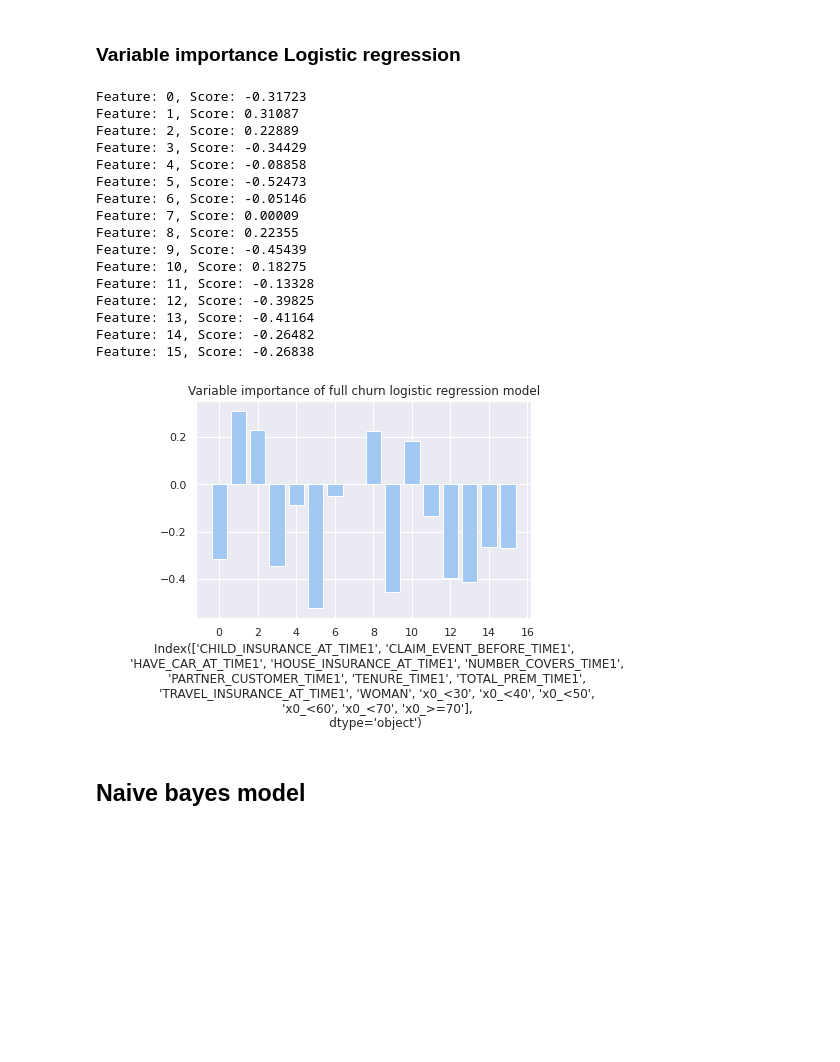
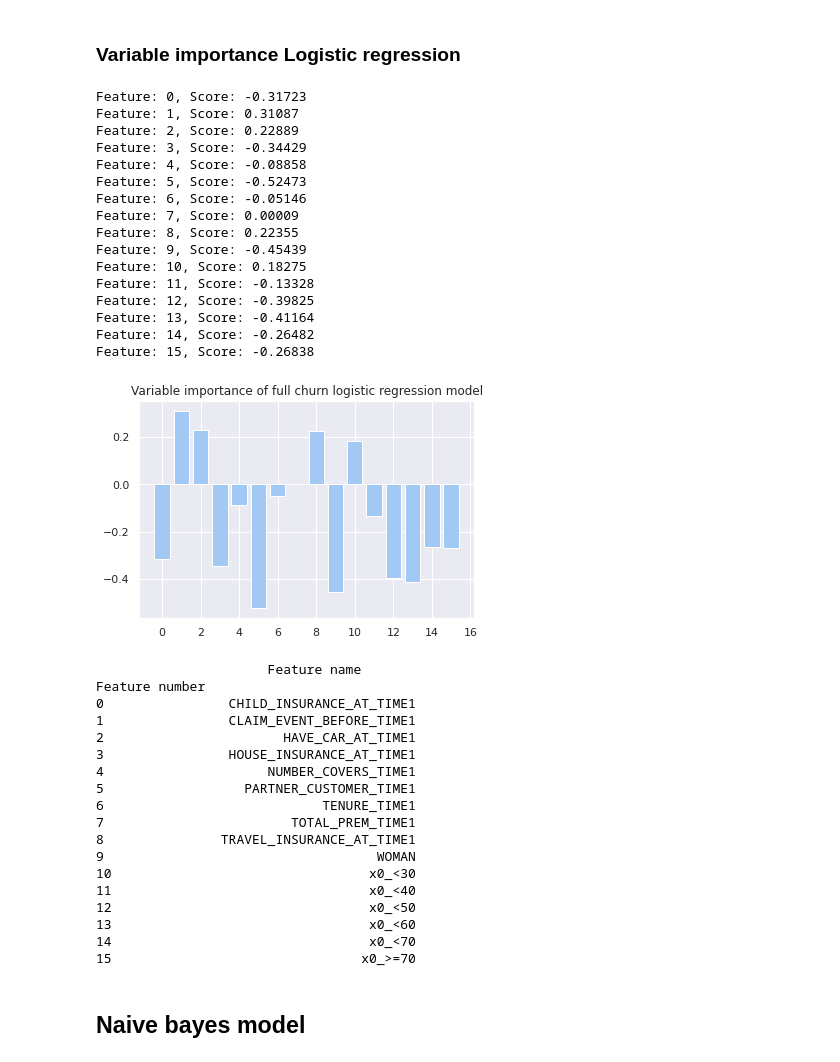
Before and after one commit to sondreid/BAN427, a Jupyter notebook: Ban427_google.ipynb, the cells around one changed output. Saved outputs shown, nothing was run; the diff lists cells and outputs as text; code cells hidden in the pictures; blank space fills up the shorter version.

```diff
--- a/Ban427_google.ipynb
+++ b/Ban427_google.ipynb
@@ -69,5 +51,4 @@ raw_df['MORE_SALE']     = np.where((raw_df['NUMBER_COVERS_TIME2'] - raw_df['NUMB
 
 # Clean data errors in tenure difference
 df = raw_df[(raw_df['TENURE_TIME2'] - raw_df['TENURE_TIME1'] == 0.5) | (raw_df['TIME2']).isnull()]
-df.loc[:,'NUMBER_COVERS_TIME2'] = df.loc[:,'NUMBER_COVERS_TIME2'].fillna(0)
-df.loc[:,'TOTAL_PREM_TIME2']    = df.loc[:,'TOTAL_PREM_TIME2'].fillna(0)
+df = pd.DataFrame(df)
@@ -317,7 +311,7 @@ y_more_sale     = df['MORE_SALE']
 
 
 
-def variable_importance(model, columns, title):
+def variable_importance(model, title):
     """"
     Function that takes a fitted model and enumerates its features' importance.
     Prints a barplot
@@ -436,26 +430,51 @@ yprob_logreg_ms = (logreg_pc.predict_proba(xtest_ms)[:,1]  >= 0.05).astype(bool)
 # %%
 # Variable importance
 #FC
 
 variable_importance(logreg_fc,  'Variable importance of full churn logistic regression model')
+
+variable_numbers_table = pd.DataFrame({'Feature name':x.columns})
+variable_numbers_table.index.name = 'Feature number'
+
+
+styler_variable_numbers_table = variable_numbers_table.style
+#write_table(styler_variable_numbers_table, 'Feature numbers and names')
 # %% [output]
 Feature: 0, Score: -0.31723
 Feature: 1, Score: 0.31087
 Feature: 2, Score: 0.22889
 Feature: 3, Score: -0.34429
 Feature: 4, Score: -0.08858
 Feature: 5, Score: -0.52473
 Feature: 6, Score: -0.05146
 Feature: 7, Score: 0.00009
 Feature: 8, Score: 0.22355
 Feature: 9, Score: -0.45439
 Feature: 10, Score: 0.18275
 Feature: 11, Score: -0.13328
 Feature: 12, Score: -0.39825
 Feature: 13, Score: -0.41164
 Feature: 14, Score: -0.26482
 Feature: 15, Score: -0.26838
-[figure, old version]
+[figure, new version]
+                      Feature name
+Feature number
+0                CHILD_INSURANCE_AT_TIME1
+1                CLAIM_EVENT_BEFORE_TIME1
+2                       HAVE_CAR_AT_TIME1
+3                HOUSE_INSURANCE_AT_TIME1
+4                     NUMBER_COVERS_TIME1
+5                  PARTNER_CUSTOMER_TIME1
+6                            TENURE_TIME1
+7                        TOTAL_PREM_TIME1
+8               TRAVEL_INSURANCE_AT_TIME1
+9                                   WOMAN
+10                                 x0_<30
+11                                 x0_<40
+12                                 x0_<50
+13                                 x0_<60
+14                                 x0_<70
+15                                x0_>=70
 # %% [markdown]
 ## Naive bayes model
 # %% [markdown]
```
Also changed, not shown: parts of 15 cells of this notebook.
